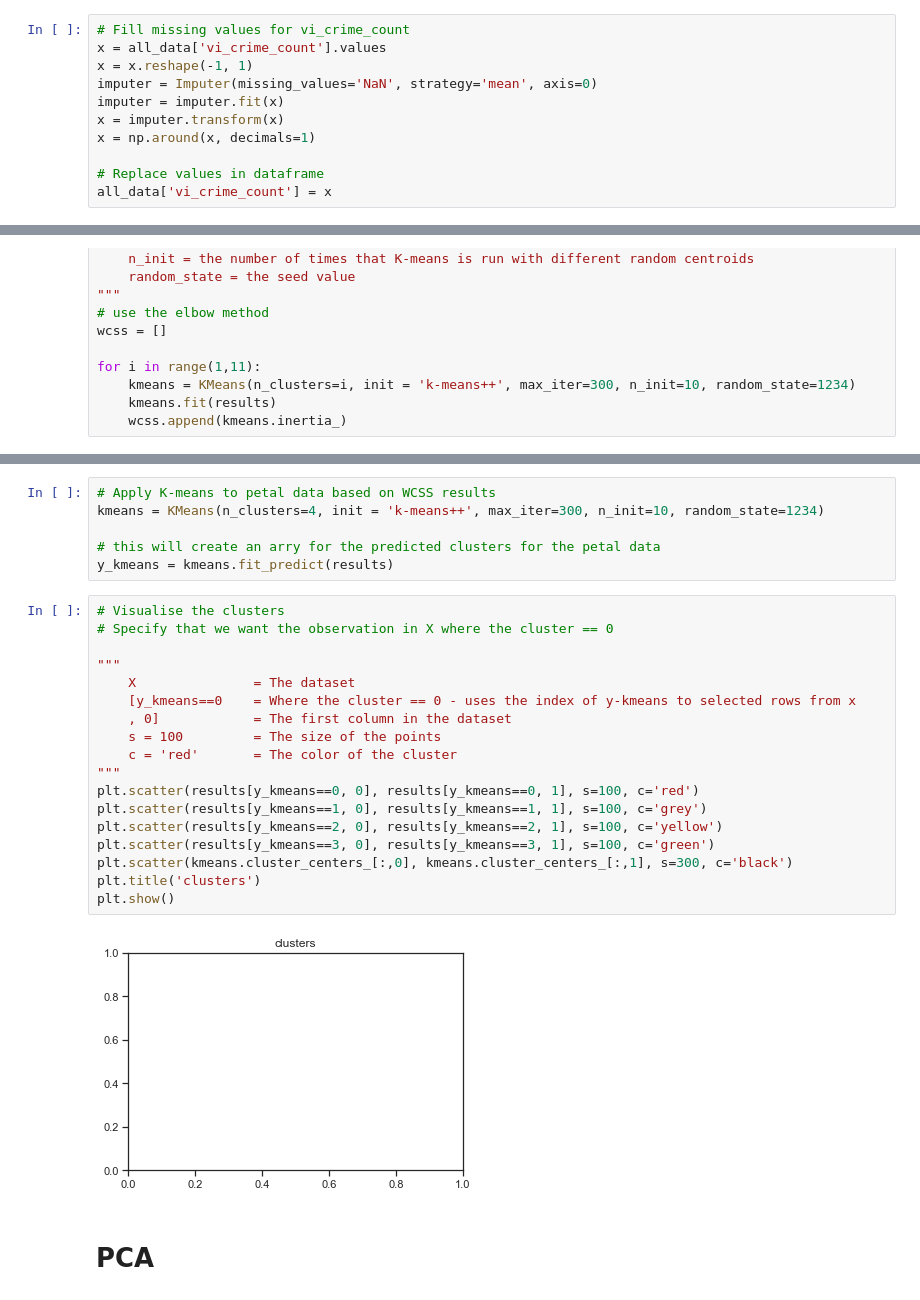
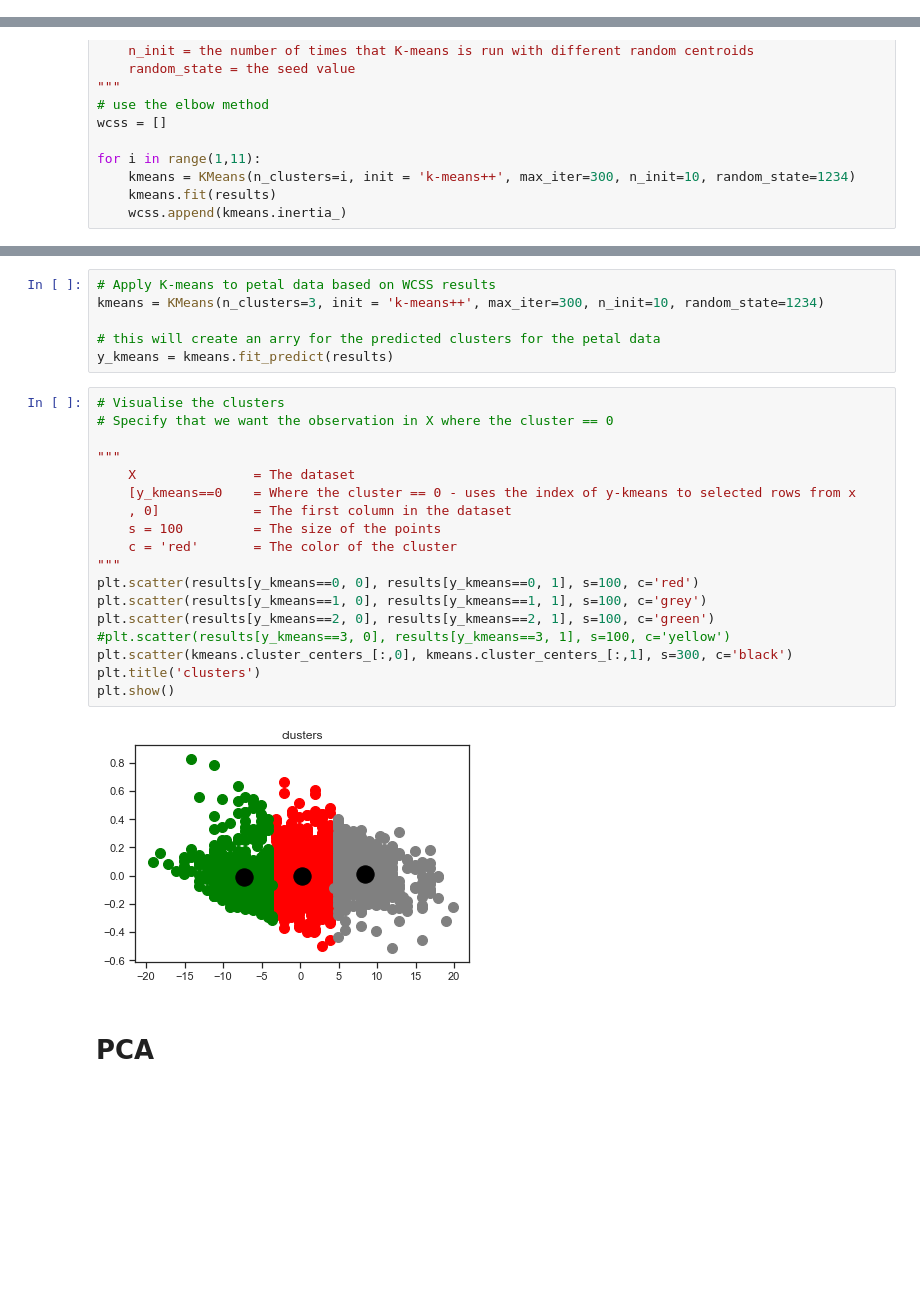
Before and after one commit to lena-kilian/JULV5000M_Liverpool, a Jupyter notebook: Manchester_3_Anlaysis.ipynb, the cells around one changed output, grey strips where cells are left out. Cells and saved outputs as stored; diff of their text form; blank space fills up the shorter version.

```diff
--- a/Manchester_3_Anlaysis.ipynb
+++ b/Manchester_3_Anlaysis.ipynb
@@ -37,11 +38,0 @@ all_data.head()
-# %%
-# Fill missing values for vi_crime_count
-x = all_data['vi_crime_count'].values
-x = x.reshape(-1, 1)
-imputer = Imputer(missing_values='NaN', strategy='mean', axis=0)
-imputer = imputer.fit(x)
-x = imputer.transform(x)
-x = np.around(x, decimals=1)
-
-# Replace values in dataframe
-all_data['vi_crime_count'] = x
@@ -193,29 +234,29 @@ plt.show()
 # %%
 # Apply K-means to petal data based on WCSS results
-kmeans = KMeans(n_clusters=4, init = 'k-means++', max_iter=300, n_init=10, random_state=1234)
+kmeans = KMeans(n_clusters=3, init = 'k-means++', max_iter=300, n_init=10, random_state=1234)
 
 # this will create an arry for the predicted clusters for the petal data
 y_kmeans = kmeans.fit_predict(results)
 # %%
 # Visualise the clusters
 # Specify that we want the observation in X where the cluster == 0
 
 """
     X               = The dataset
     [y_kmeans==0    = Where the cluster == 0 - uses the index of y-kmeans to selected rows from x
     , 0]            = The first column in the dataset
     s = 100         = The size of the points
     c = 'red'       = The color of the cluster
 """
 plt.scatter(results[y_kmeans==0, 0], results[y_kmeans==0, 1], s=100, c='red')
 plt.scatter(results[y_kmeans==1, 0], results[y_kmeans==1, 1], s=100, c='grey')
-plt.scatter(results[y_kmeans==2, 0], results[y_kmeans==2, 1], s=100, c='yellow')
-plt.scatter(results[y_kmeans==3, 0], results[y_kmeans==3, 1], s=100, c='green')
+plt.scatter(results[y_kmeans==2, 0], results[y_kmeans==2, 1], s=100, c='green')
+#plt.scatter(results[y_kmeans==3, 0], results[y_kmeans==3, 1], s=100, c='yellow')
 plt.scatter(kmeans.cluster_centers_[:,0], kmeans.cluster_centers_[:,1], s=300, c='black')
 plt.title('clusters')
 plt.show()
 # %% [output]
-[figure, old version]
+[figure, new version]
 # %% [markdown]
 # PCA
 # %%
```
Also changed, not shown: parts of 42 cells of this notebook, 2 other files.
